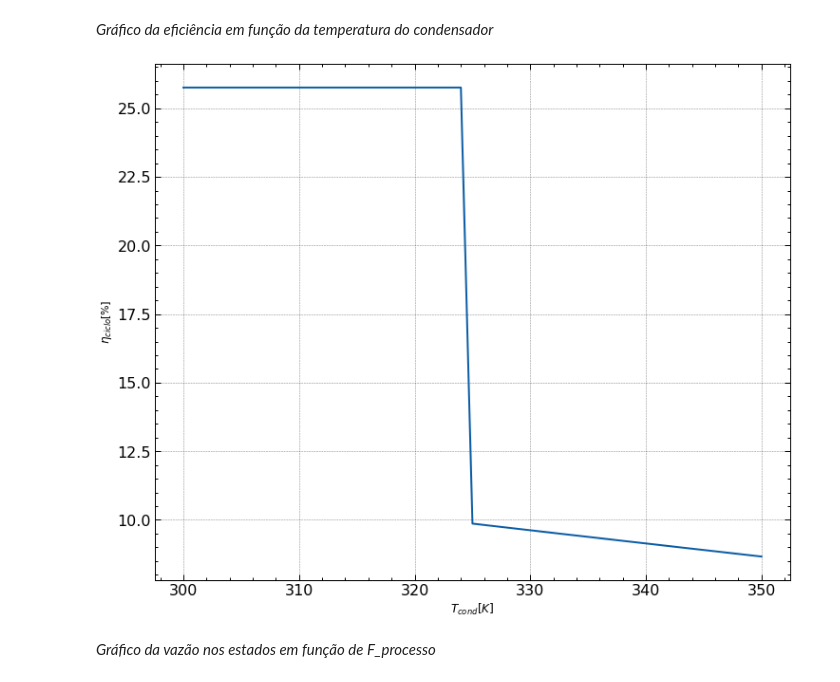
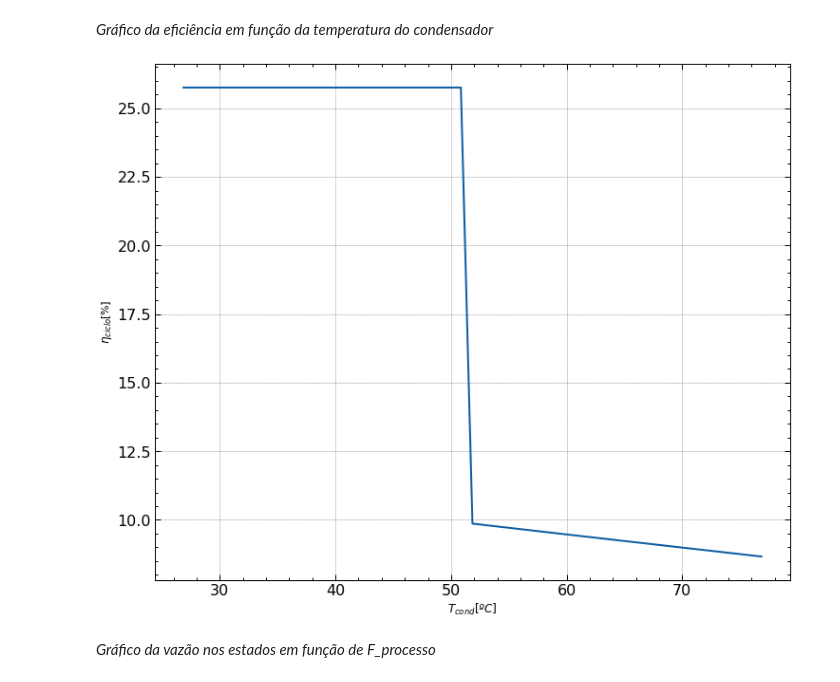
Before and after one commit to luaneng/gdv, a Jupyter notebook: projeto/main.ipynb, the cells around one changed output. Cells and saved outputs as stored; diff of their text form; code cells hidden in the pictures.

```diff
--- a/projeto/main.ipynb
+++ b/projeto/main.ipynb
@@ -144,9 +144,12 @@ $$ st_{4}: st_{4}(P_{4}, h_{4}) $$
 def st4s(p8, t1):
     return estado(P=P[3], s=st3(p8, t1).s)
 
-def st4(p8, t1):
-    h4 = st3(p8, t1).h - n_turb*(st3(p8, t1).h - st4s(p8, t1).h)
-    return estado(P=P[3], h=h4)
+def st4(p8, t1, h_4=None):
+    if h_4==None:
+        h4 = st3(p8, t1).h - n_turb*(st3(p8, t1).h - st4s(p8, t1).h)
+        return estado(P=P[3], h=h4)
+    else:
+        return estado(P=P[3], h=h_4)
 # %% [markdown]
 Definindo estados a partir da equação de eficiência isentrópica para bombas
 # %% [markdown]
@@ -339,13 +342,13 @@ def W_pump(p8, tcond, p1=None, p2=None, p3=None):
 # %% [markdown]
 $$ \dot{W}_{turb} = \eta_{turb}(\dot{m}_{1}h_{1} - (\dot{m}_{2}h_{2} + \dot{m}_{3}h_{3} + \dot{m}_{4}h_{4} ))   $$
 # %%
-def W_turb(p8, t1):
-    return round(n_turb*( array_m[20][0]*st1(p8, t1).h - (array_m[20][1]*st2(p8, t1).h + array_m[20][2]*st3(p8, t1).h + array_m[20][3]*st4(p8, t1).h) ), 2)
+def W_turb(p8, t1, h_4=None):
+    return round(n_turb*( array_m[20][0]*st1(p8, t1).h - (array_m[20][1]*st2(p8, t1).h + array_m[20][2]*st3(p8, t1).h + array_m[20][3]*st4(p8, t1, h_4=None).h) ), 2)
 # %% [markdown]
 $$ \dot{W}_{liq} = \dot{W}_{turb} - \dot{W}_{pump}  $$
 # %%
-def W_liq(p8, t1, tcond):
-    return W_turb(p8, t1) - W_pump(p8, tcond)
+def W_liq(p8, t1, tcond, h_4=None):
+    return W_turb(p8, t1, h_4=None) - W_pump(p8, tcond)
 # %% [markdown]
 $$ \dot{Q}_{cald} = \dot{m}_{8}(h_{1} - h_{8}) $$
 # %%
@@ -354,8 +357,8 @@ def Q_cald(p8, t1):
 # %% [markdown]
 $$ \eta_{ciclo} = \frac{\dot{W}_{liq}}{\dot{Q}_{cald}} $$
 # %%
-def n_ciclo(p8, t1, tcond):
-    return round(100*W_liq(p8, t1, tcond)/Q_cald(p8, t1), 5)
+def n_ciclo(p8, t1, tcond, h_4=None):
+    return round(100*W_liq(p8, t1, tcond, h_4=None)/Q_cald(p8, t1), 5)
 # %% [markdown]
 Definindo dicionário de dados de trabalho, calor e eficiêcia e criando tabela
 # %%
@@ -514,30 +517,30 @@ _Gráfico da eficiência em função da temperatura do condensador_
 # %%
 def ntcond():
 
     #Definindo variação da temperatura do condesador no gráfico
-    tcondensador = arange(300, 350+1, 1)
+    tcondensador = arange(300-273.15, 350+1-273.15, 1)
 
     #Criando lista vazia para adicionar dados da eficiencia em função da temperatura do condensador
     n_ciclo_tcond = []
 
     #Adicionando dados a lista vazia
     for c in range(len(tcondensador)):
-        n_ciclo_tcond.append(n_ciclo(p8=P[7], t1=Tk[0], tcond=tcondensador[c]))
+        n_ciclo_tcond.append(n_ciclo(p8=P[7], t1=Tk[0], tcond=tcondensador[c] + 273.15))
 
     #Montando o gráfico
     plt.style.use(['science', 'notebook', 'grid'])
     plt.figure(figsize=(12, 10))
 
     plt.plot(tcondensador, n_ciclo_tcond)
 
     plt.ylabel(r'$\eta_{ciclo}$[%]', fontname='Arial', fontsize=12)
-    plt.xlabel(r'$T_{cond} [K]$', fontname='Arial', fontsize=12)
+    plt.xlabel(r'$T_{cond} [ºC]$', fontname='Arial', fontsize=12)
 
     plt.plot()
 
 ntcond()
 # %% [output]
-[figure, old version]
+[figure, new version]
 # %% [markdown]
 _Gráfico da vazão nos estados em função de F_processo_
 # %%
```
Also changed, not shown: parts of 7 cells of this notebook.
